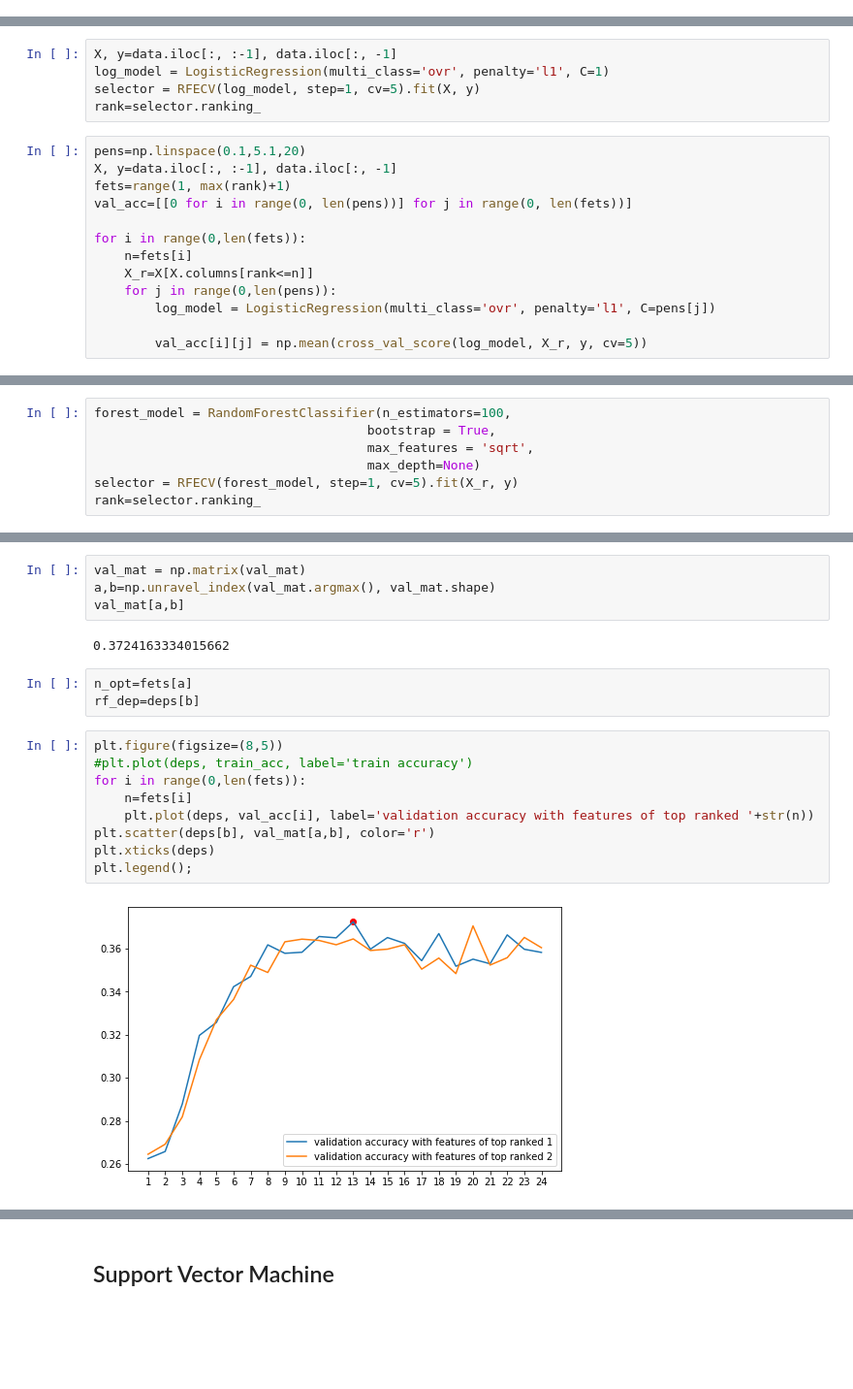
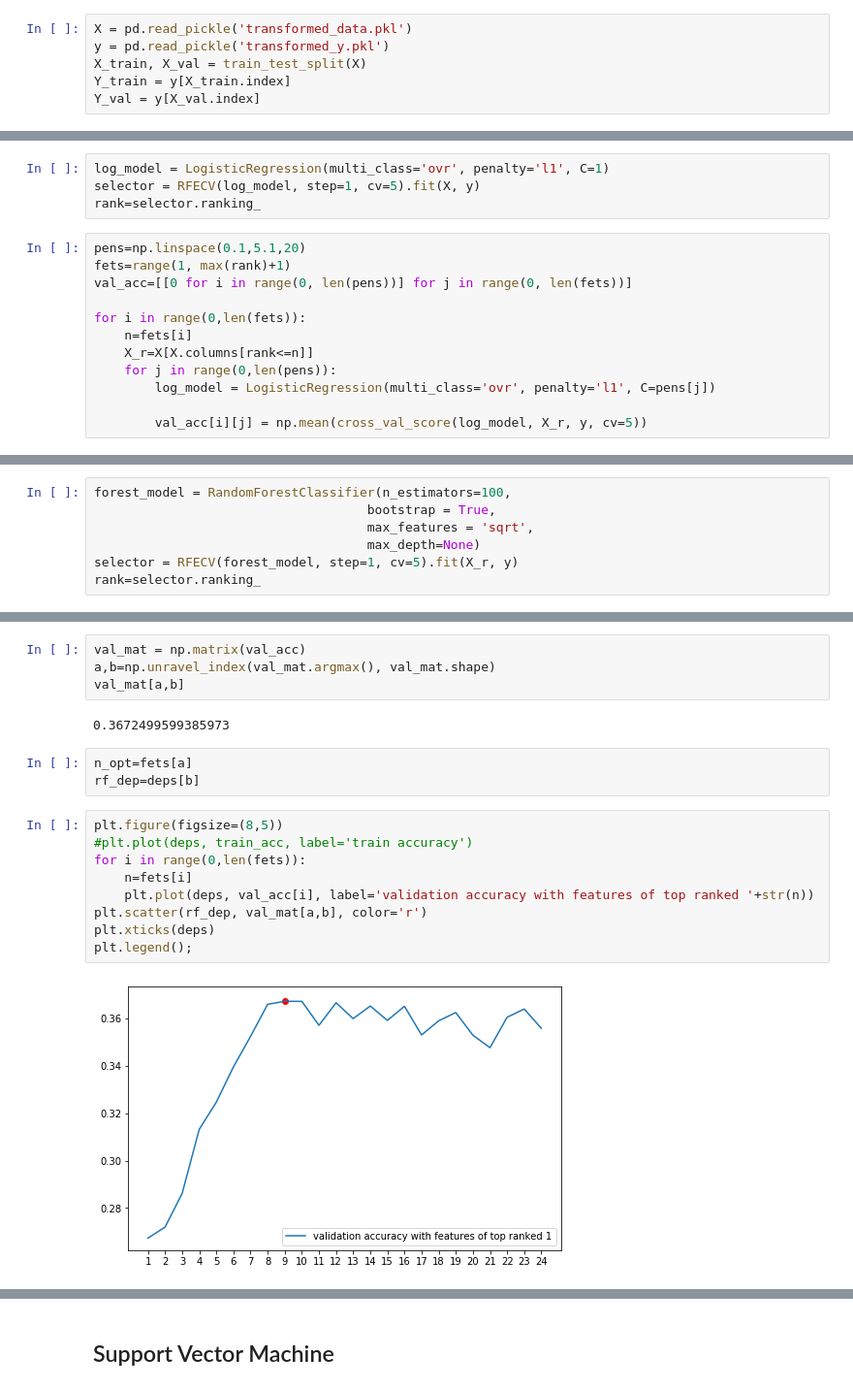
Before and after one commit to WesleyDeng1016/imageclassification, a Jupyter notebook: final_project/GradProject_NB3.ipynb, the cells around one changed output, grey strips where cells are left out. Shown: that part at 97% size. Drawn from its saved outputs; the diff is of its cells as text; blank space fills up the shorter version.

Commit message:
feature selection and test model

```diff
--- a/final_project/GradProject_NB3.ipynb
+++ b/final_project/GradProject_NB3.ipynb
@@ -28,3 +31,9 @@ X_val, Y_val = val.iloc[:, :-1], val.iloc[:, -1]
+# %%
+X = pd.read_pickle('transformed_data.pkl')
+y = pd.read_pickle('transformed_y.pkl')
+X_train, X_val = train_test_split(X)
+Y_train = y[X_train.index]
+Y_val = y[X_val.index]
 # %% [markdown]
 <h3>  Train models using all of the following methods below. Be sure to drop the actual image column, and the encoding</h3>	Take note of the differences in accuracy, and methods.
 # %% [markdown]
@@ -44,11 +50,9 @@ print(training_accuracy, val_accuracy)
 # %%
-X, y=data.iloc[:, :-1], data.iloc[:, -1]
 log_model = LogisticRegression(multi_class='ovr', penalty='l1', C=1)
 selector = RFECV(log_model, step=1, cv=5).fit(X, y)
 rank=selector.ranking_
 # %%
 pens=np.linspace(0.1,5.1,20)
-X, y=data.iloc[:, :-1], data.iloc[:, -1]
 fets=range(1, max(rank)+1)
 val_acc=[[0 for i in range(0, len(pens))] for j in range(0, len(fets))]
 
@@ -181,25 +184,25 @@ for i in range(0,len(fets)):
 
         val_acc[i][j] = np.mean(cross_val_score(forest_model, X_r, y, cv=5))
 # %%
-val_mat = np.matrix(val_mat)
+val_mat = np.matrix(val_acc)
 a,b=np.unravel_index(val_mat.argmax(), val_mat.shape)
 val_mat[a,b]
 # %% [output]
-0.3724163334015662
+0.3672499599385973
 # %%
 n_opt=fets[a]
 rf_dep=deps[b]
 # %%
 plt.figure(figsize=(8,5))
 #plt.plot(deps, train_acc, label='train accuracy')
 for i in range(0,len(fets)):
     n=fets[i]
     plt.plot(deps, val_acc[i], label='validation accuracy with features of top ranked '+str(n))
-plt.scatter(deps[b], val_mat[a,b], color='r')
+plt.scatter(rf_dep, val_mat[a,b], color='r')
 plt.xticks(deps)
 plt.legend();
 # %% [output]
-[figure, old version]
+[figure, new version]
 # %%
 columns=X.columns[rank<=n_opt]
 X_train_rf=X_train[columns]
```
Also changed, not shown: parts of 22 cells of this notebook, 1 other file.
